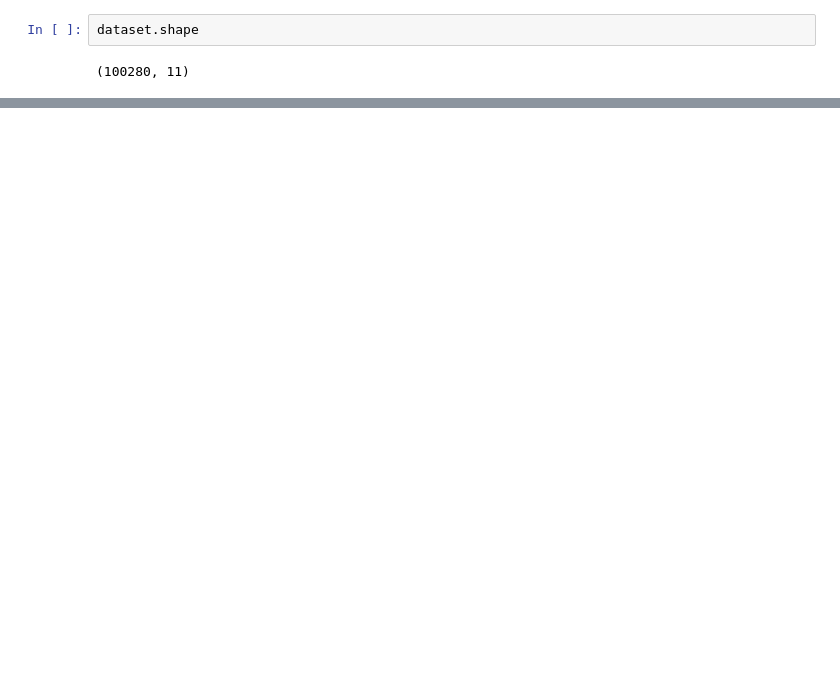
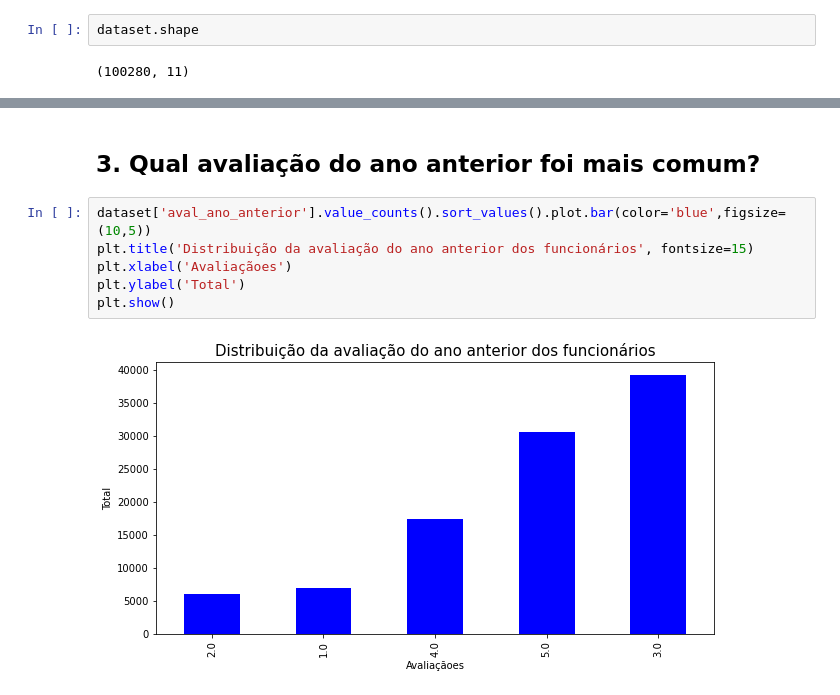
Before and after one commit to emariot/Tratamento_Dados_R_Python, a Jupyter notebook: Python/Exercicio_Analise_RH.ipynb, the cells around one changed output, grey strips where cells are left out. Drawn from its saved outputs; the diff is of its cells as text; blank space fills up the shorter version.

```diff
--- a/Python/Exercicio_Analise_RH.ipynb
+++ b/Python/Exercicio_Analise_RH.ipynb
@@ -205,0 +235,10 @@ dataset.shape
+# %% [markdown]
+## 3. Qual avaliação do ano anterior foi mais comum?
+# %%
+dataset['aval_ano_anterior'].value_counts().sort_values().plot.bar(color='blue',figsize=(10,5))
+plt.title('Distribuição da avaliação do ano anterior dos funcionários', fontsize=15)
+plt.xlabel('Avaliaçãoes')
+plt.ylabel('Total')
+plt.show()
+# %% [output]
+[figure, added]
```
Also changed, not shown: parts of 16 cells of this notebook.
